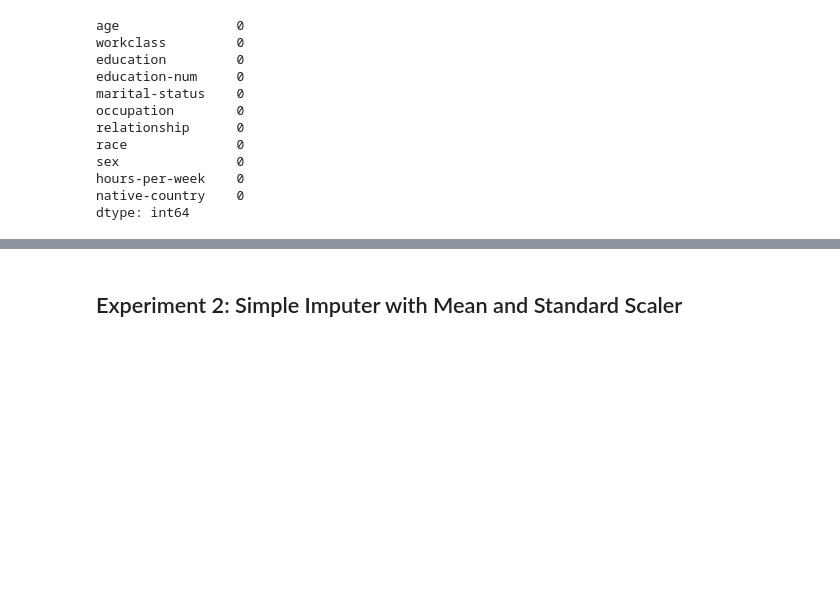
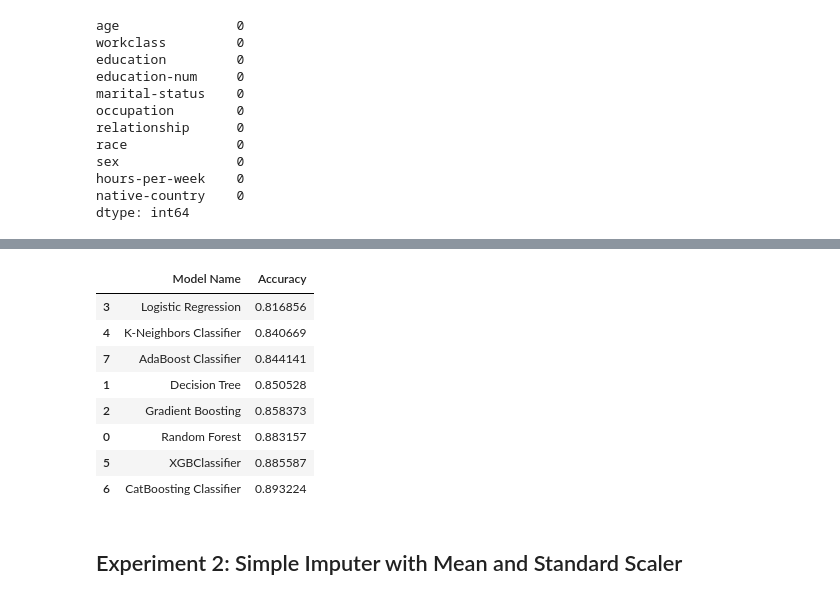
Before and after one commit to wiznikvibe/income_classifier, a Jupyter notebook: notebook/data_analysis.ipynb, the cells around one changed output, grey strips where cells are left out. Cells and saved outputs as stored; diff of their text form; code cells hidden in the pictures; blank space fills up the shorter version.

```diff
--- a/notebook/data_analysis.ipynb
+++ b/notebook/data_analysis.ipynb
@@ -417,3 +523,6 @@ num_cols
+# %%
+ordinal_cat_cols = ['workclass', 'education']
+nom_cat_cols = [col for col in cat_cols if col not in ordinal_cat_cols]
 # %%
 X.isnull().sum()
 # %% [output]
@@ -431,21 +540,31 @@ native-country    0
 dtype: int64
 # %%
 numerical_pipeline = Pipeline(steps=[
-    ('impute', SimpleImputer(strategy='median')),
-    ('scale', RobustScaler())
+    ('impute', SimpleImputer(strategy='mean')),
+    ('scale', StandardScaler())
 ])
 
-categorical_pipeline = Pipeline(
+ordinal_cat_pipeline = Pipeline(
     steps = [
         ('impute', SimpleImputer(strategy='most_frequent')),
-        ('encode', OneHotEncoder(handle_unknown='ignore', sparse=False, drop='first'))
+        ('encode', OrdinalEncoder(categories=[workclass_cat, education_cat])),
+        ('scale', StandardScaler())
     ]
 )
+
+nominal_cat_pipeline = Pipeline(
+    steps=[
+        ('impute', SimpleImputer(strategy='most_frequent')),
+        ('encode', OneHotEncoder(handle_unknown='ignore', sparse=False, drop='first')),
+        ('scale', StandardScaler())
+    ]
+)
 # %%
 preprocessor = ColumnTransformer(
-    transformers= [
-        ('num', numerical_pipeline, num_cols),
-        ('cat', categorical_pipeline, cat_cols)
+    transformers = [
+        ('numerical', numerical_pipeline, num_cols),
+        ('ordinal_enc', ordinal_cat_pipeline, ordinal_cat_cols),
+        ('nominal_enc', nominal_cat_pipeline, nom_cat_cols)
     ]
 )
 # %%
@@ -557,4 +682,4 @@ models = {
     "AdaBoost Classifier": AdaBoostClassifier()
 }
 # %%
-report_simple_imputer = evaluate_models(X_res, y_res, models)
+report1 = evaluate_models(X_res, y_res, models)
@@ -563,3 +704,15 @@ report_simple_imputer
+# %%
+report1
+# %% [output]
+|  | Model Name | Accuracy |
+| 3 | Logistic Regression | 0.816856 |
+| 4 | K-Neighbors Classifier | 0.840669 |
+| 7 | AdaBoost Classifier | 0.844141 |
+| 1 | Decision Tree | 0.850528 |
+| 2 | Gradient Boosting | 0.858373 |
+| 0 | Random Forest | 0.883157 |
+| 5 | XGBClassifier | 0.885587 |
+| 6 | CatBoosting Classifier | 0.893224 |
 # %% [markdown]
 ## Experiment 2: Simple Imputer with Mean and Standard Scaler
 # %%
```
Also changed, not shown: parts of 44 cells of this notebook, 7 other files.
